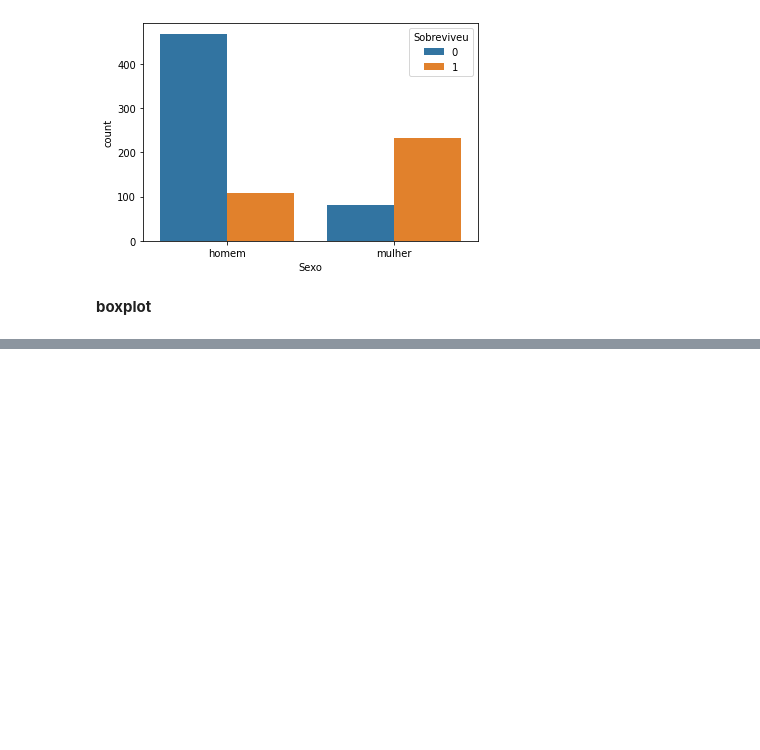
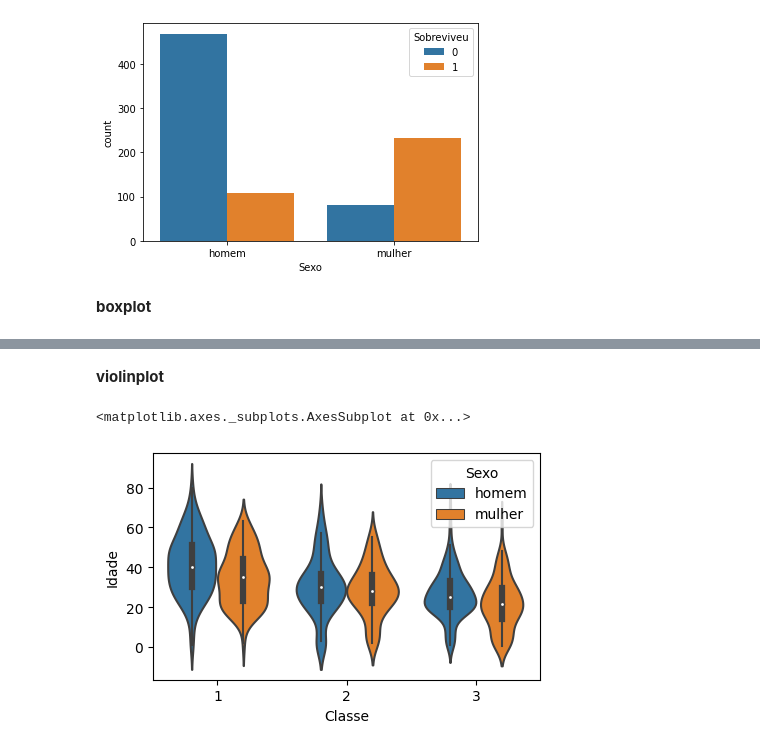
Before and after one commit to LucasRocha2308/Curso-Data-Science-e-Machine-Learning-com-Estatistica-e-Python, a Jupyter notebook: Visualizacao_de_dados.ipynb, the cells around one changed output, grey strips where cells are left out. Saved outputs shown, nothing was run; the diff lists cells and outputs as text; code cells hidden in the pictures; blank space fills up the shorter version.

```diff
--- a/Visualizacao_de_dados.ipynb
+++ b/Visualizacao_de_dados.ipynb
@@ -192,0 +194,8 @@ plt.figure(figsize=(5,3), dpi=100)
+# %% [markdown]
+**violinplot**
+# %%
+plt.figure(figsize=(5,3), dpi=100)
+sns.violinplot(x='Classe', y='Idade', hue='Sexo', data=data)
+# %% [output]
+<matplotlib.axes._subplots.AxesSubplot at 0x...>
+[figure, added]
```
Also changed, not shown: parts of 5 cells of this notebook.
